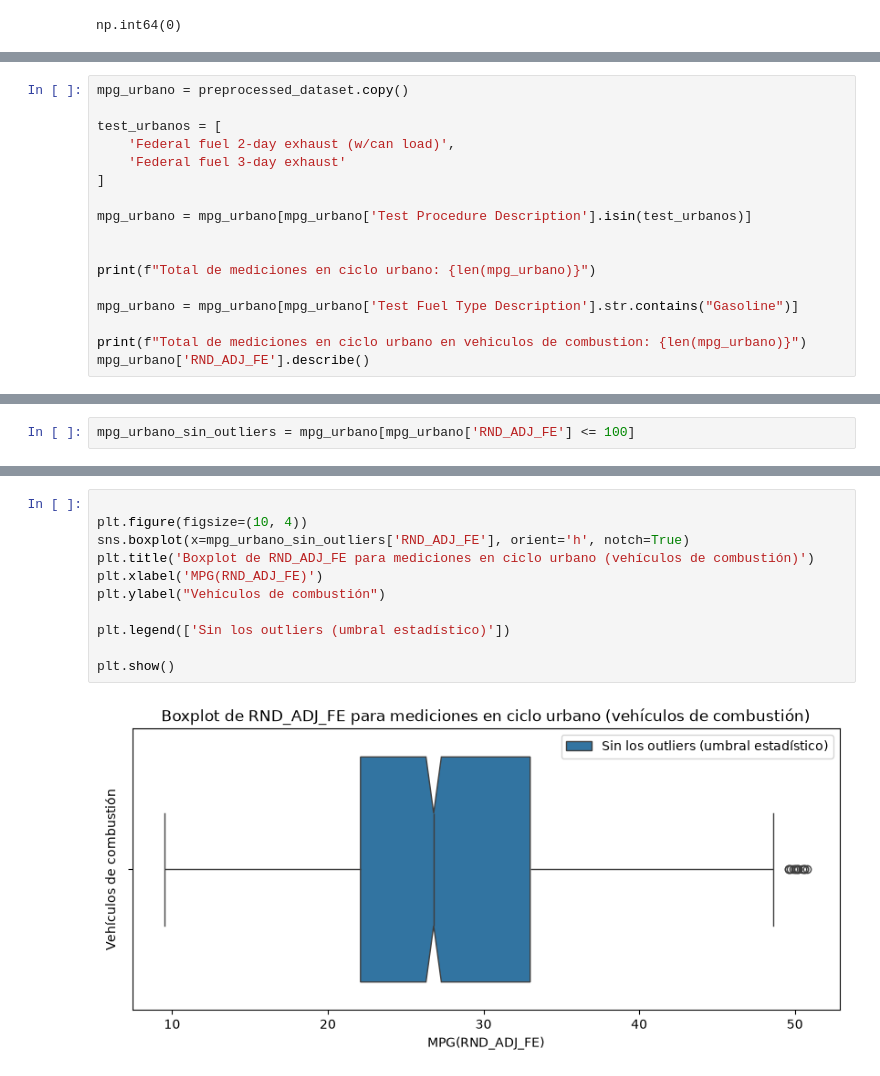
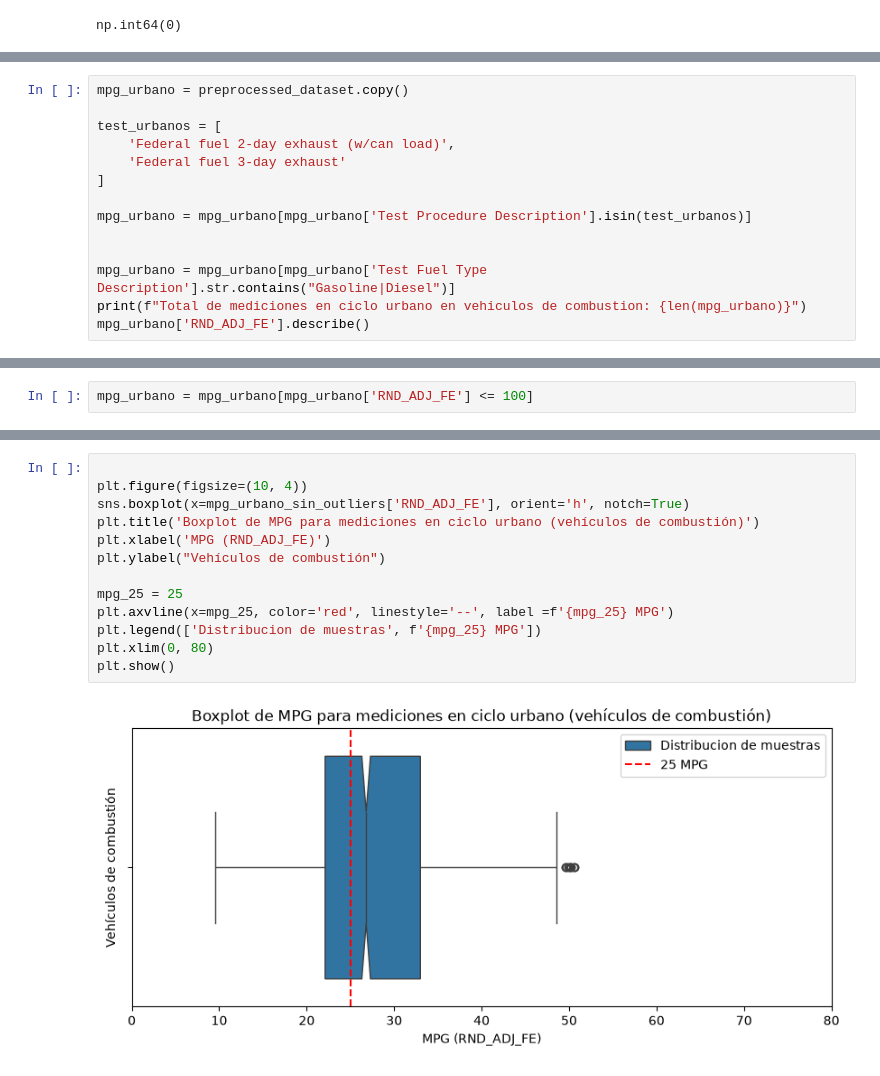
Before and after one commit to mdelrosariocoronado/tpe_fundamentos_2026, a Jupyter notebook: entrega.ipynb, the cells around one changed output, grey strips where cells are left out. Saved outputs shown, nothing was run; the diff lists cells and outputs as text.

```diff
--- a/entrega.ipynb
+++ b/entrega.ipynb
@@ -377,10 +369,7 @@ test_urbanos = [
 mpg_urbano = mpg_urbano[mpg_urbano['Test Procedure Description'].isin(test_urbanos)]
 
 
-print(f"Total de mediciones en ciclo urbano: {len(mpg_urbano)}")
-
-mpg_urbano = mpg_urbano[mpg_urbano['Test Fuel Type Description'].str.contains("Gasoline")]
-
+mpg_urbano = mpg_urbano[mpg_urbano['Test Fuel Type Description'].str.contains("Gasoline|Diesel")]
 print(f"Total de mediciones en ciclo urbano en vehiculos de combustion: {len(mpg_urbano)}")
 mpg_urbano['RND_ADJ_FE'].describe()
 # %% [output]
@@ -433,2 +409,2 @@ mpg_rango['RND_ADJ_FE'].hist(bins=50, edgecolor='black', figsize=(10, 6))
 # %%
-mpg_urbano_sin_outliers = mpg_urbano[mpg_urbano['RND_ADJ_FE'] <= 100]
+mpg_urbano = mpg_urbano[mpg_urbano['RND_ADJ_FE'] <= 100]
@@ -473,14 +447,16 @@ Name: RND_ADJ_FE, dtype: float64
 # %%
 
 plt.figure(figsize=(10, 4))
 sns.boxplot(x=mpg_urbano_sin_outliers['RND_ADJ_FE'], orient='h', notch=True)
-plt.title('Boxplot de RND_ADJ_FE para mediciones en ciclo urbano (vehículos de combustión)')
-plt.xlabel('MPG(RND_ADJ_FE)')
+plt.title('Boxplot de MPG para mediciones en ciclo urbano (vehículos de combustión)')
+plt.xlabel('MPG (RND_ADJ_FE)')
 plt.ylabel("Vehículos de combustión")
 
-plt.legend(['Sin los outliers (umbral estadístico)'])
-
+mpg_25 = 25
+plt.axvline(x=mpg_25, color='red', linestyle='--', label =f'{mpg_25} MPG')
+plt.legend(['Distribucion de muestras', f'{mpg_25} MPG'])
+plt.xlim(0, 80)
 plt.show()
 # %% [output]
-[figure, old version]
+[figure, new version]
 # %% [markdown]
```
Also changed, not shown: parts of 22 cells of this notebook.
